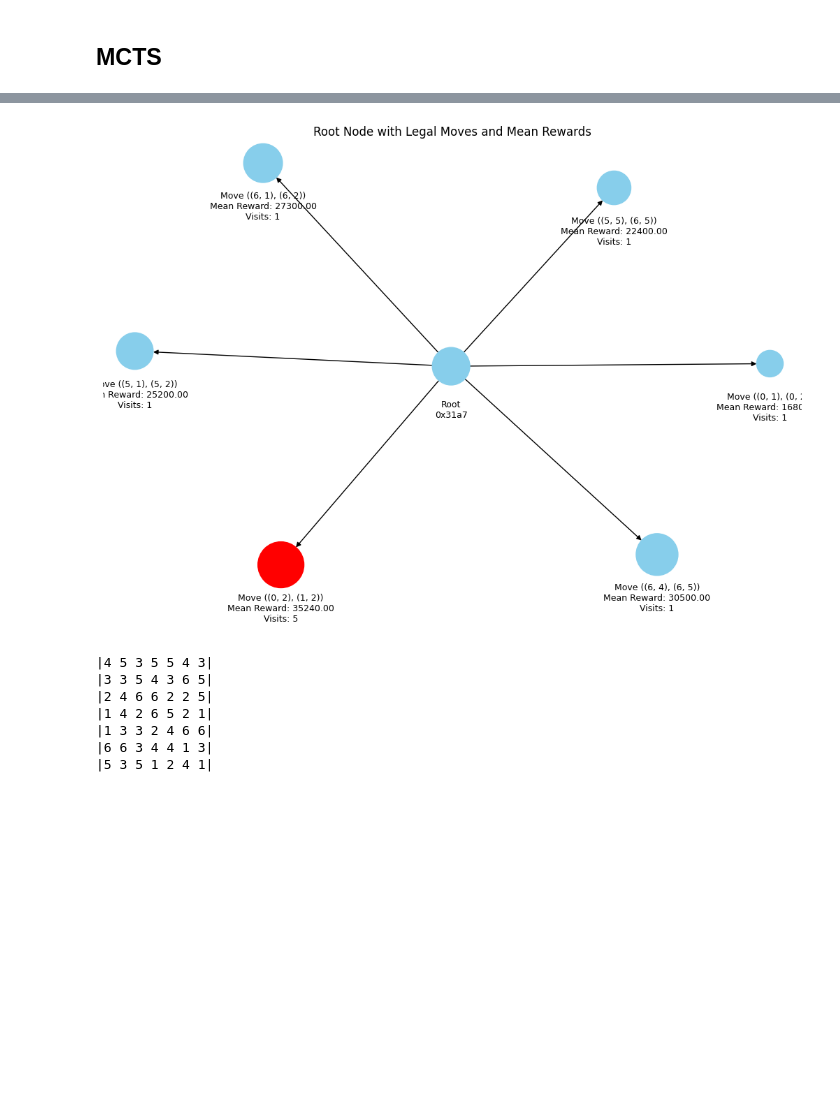
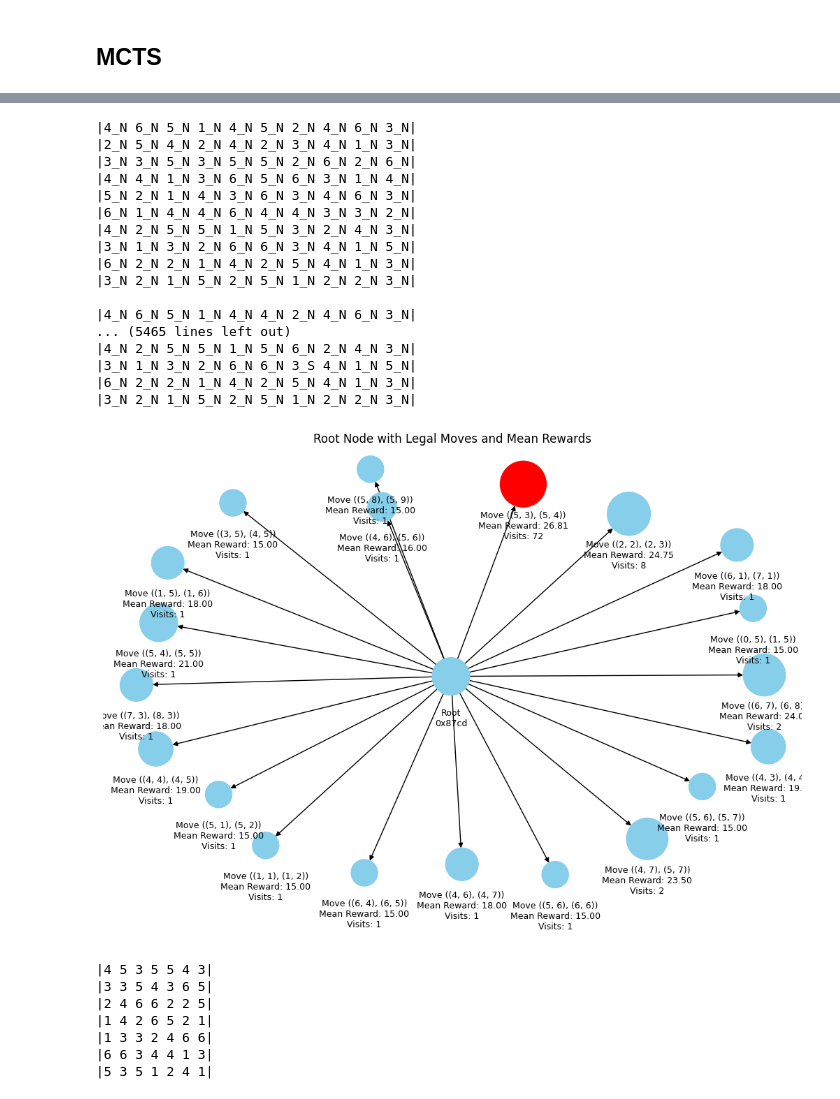
Before and after one commit to AlexisBnnft/CandyCrusher, a Jupyter notebook: Test.ipynb, the cells around one changed output, grey strips where cells are left out. Saved outputs shown, nothing was run; the diff lists cells and outputs as text; code cells hidden in the pictures; blank space fills up the shorter version.

```diff
--- a/Test.ipynb
+++ b/Test.ipynb
@@ -271,9 +265,9 @@ from board import *
 from mcts import MCTS_CandyCrush
 from mctsviz import visualize_root_moves
 # Set the random seed
-np.random.seed(42)
+np.random.seed(32)
 
-b = Board(7,7)
+b = Board(10,10)
 b.fill_random()
 b.update()
 b.display()
@@ -288,10 +298,28 @@ b.display()
 # %%
 # Huge explo param to see the effect of exploration
-mcts = MCTS_CandyCrush(b, exploration_param=1, max_depth=5, n_simulation=10, write_log_file=False, no_log=True)
+np.random.seed(32)
+mcts = MCTS_CandyCrush(b, exploration_param=1, max_depth=5, n_simulation=100, write_log_file=True, no_log=False)
 best_move = mcts.best_move()
 visualize_root_moves(mcts)
 # %% [output]
+|4_N 6_N 5_N 1_N 4_N 5_N 2_N 4_N 6_N 3_N|
+|2_N 5_N 4_N 2_N 4_N 2_N 3_N 4_N 1_N 3_N|
+|3_N 3_N 5_N 3_N 5_N 5_N 2_N 6_N 2_N 6_N|
+|4_N 4_N 1_N 3_N 6_N 5_N 6_N 3_N 1_N 4_N|
+|5_N 2_N 1_N 4_N 3_N 6_N 3_N 4_N 6_N 3_N|
+|6_N 1_N 4_N 4_N 6_N 4_N 4_N 3_N 3_N 2_N|
+|4_N 2_N 5_N 5_N 1_N 5_N 3_N 2_N 4_N 3_N|
+|3_N 1_N 3_N 2_N 6_N 6_N 3_N 4_N 1_N 5_N|
+|6_N 2_N 2_N 1_N 4_N 2_N 5_N 4_N 1_N 3_N|
+|3_N 2_N 1_N 5_N 2_N 5_N 1_N 2_N 2_N 3_N|
+
+|4_N 6_N 5_N 1_N 4_N 4_N 2_N 4_N 6_N 3_N|
+... (5465 lines left out)
+|4_N 2_N 5_N 5_N 1_N 5_N 6_N 2_N 4_N 3_N|
+|3_N 1_N 3_N 2_N 6_N 6_N 3_S 4_N 1_N 5_N|
+|6_N 2_N 2_N 1_N 4_N 2_N 5_N 4_N 1_N 3_N|
+|3_N 2_N 1_N 5_N 2_N 5_N 1_N 2_N 2_N 3_N|
-[figure, old version]
+[figure, new version]
 # %%
 b.display_move(best_move)
 # %% [output]
```
Also changed, not shown: parts of 17 cells of this notebook, 6 other files.
